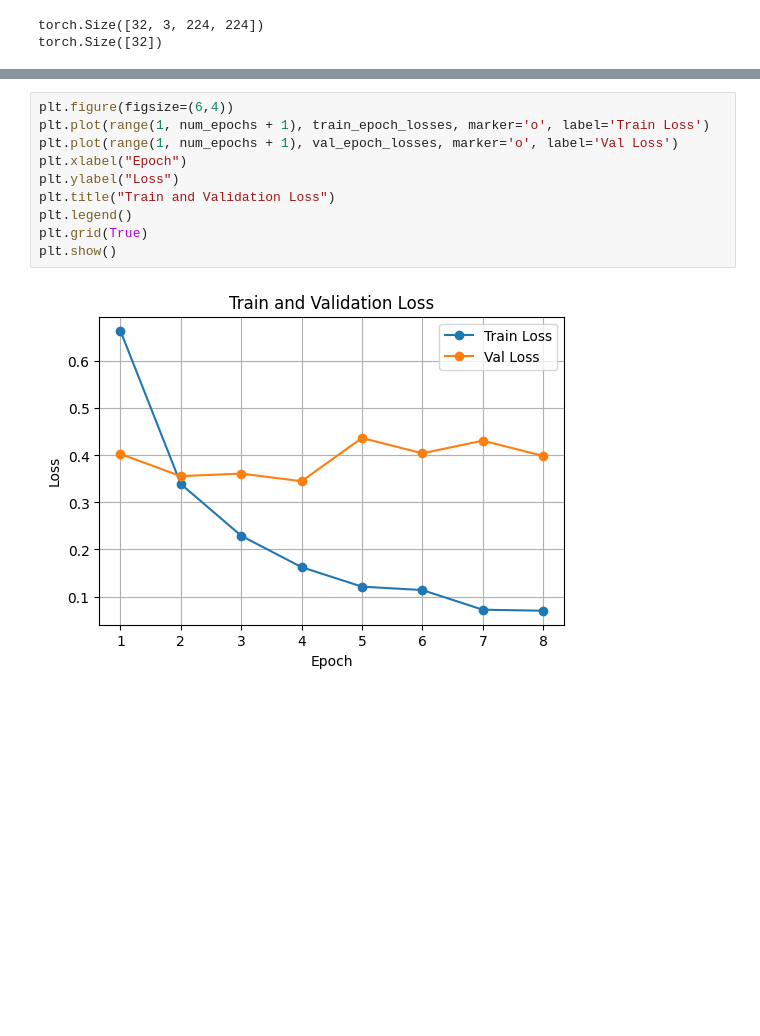
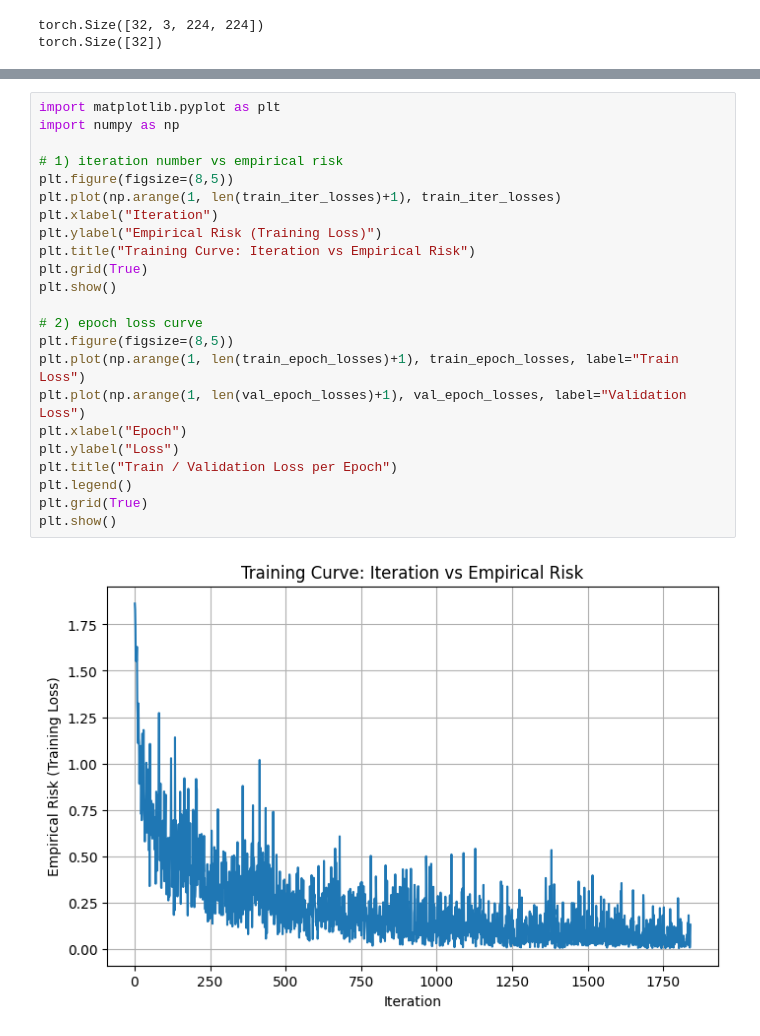
Before and after one commit to Ricki-C/DSC140B-CODING-HW, a Jupyter notebook: final_project.ipynb, the cells around one changed output, grey strips where cells are left out. Cells and saved outputs as stored; diff of their text form; blank space fills up the shorter version.

```diff
--- a/final_project.ipynb
+++ b/final_project.ipynb
@@ -296,12 +245,25 @@ Epoch 8/8 train_loss=0.0699 train_acc=0.976 val_loss=0.3989 val_acc=0.897
-# %%
-plt.figure(figsize=(6,4))
-plt.plot(range(1, num_epochs + 1), train_epoch_losses, marker='o', label='Train Loss')
-plt.plot(range(1, num_epochs + 1), val_epoch_losses, marker='o', label='Val Loss')
-plt.xlabel("Epoch")
-plt.ylabel("Loss")
-plt.title("Train and Validation Loss")
-plt.legend()
-plt.grid(True)
-plt.show()
-# %% [output]
-[figure, removed]
+# %%
+import matplotlib.pyplot as plt
+import numpy as np
+
+# 1) iteration number vs empirical risk
+plt.figure(figsize=(8,5))
+plt.plot(np.arange(1, len(train_iter_losses)+1), train_iter_losses)
+plt.xlabel("Iteration")
+plt.ylabel("Empirical Risk (Training Loss)")
+plt.title("Training Curve: Iteration vs Empirical Risk")
+plt.grid(True)
+plt.show()
+
+# 2) epoch loss curve
+plt.figure(figsize=(8,5))
+plt.plot(np.arange(1, len(train_epoch_losses)+1), train_epoch_losses, label="Train Loss")
+plt.plot(np.arange(1, len(val_epoch_losses)+1), val_epoch_losses, label="Validation Loss")
+plt.xlabel("Epoch")
+plt.ylabel("Loss")
+plt.title("Train / Validation Loss per Epoch")
+plt.legend()
+plt.grid(True)
+plt.show()
+# %% [output]
+[figure, added]
```
Also changed, not shown: parts of 3 cells of this notebook.
